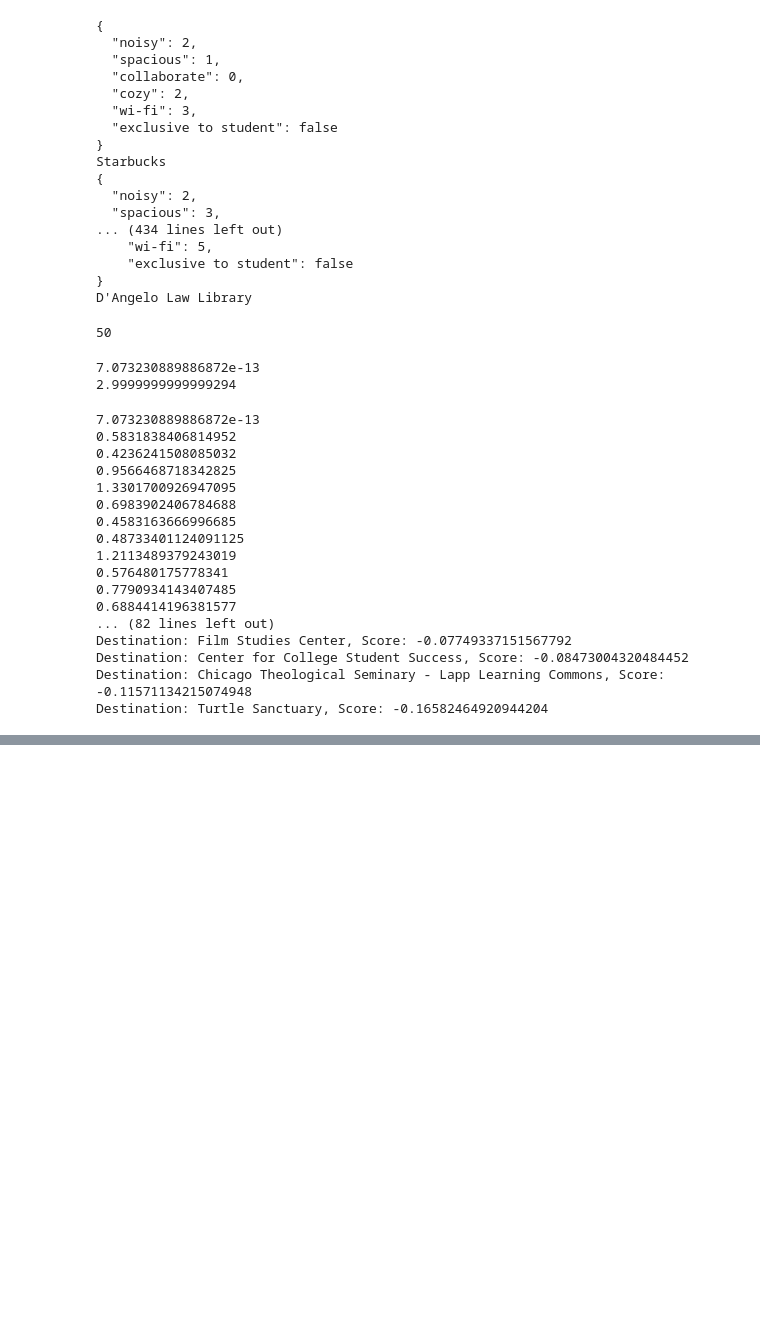
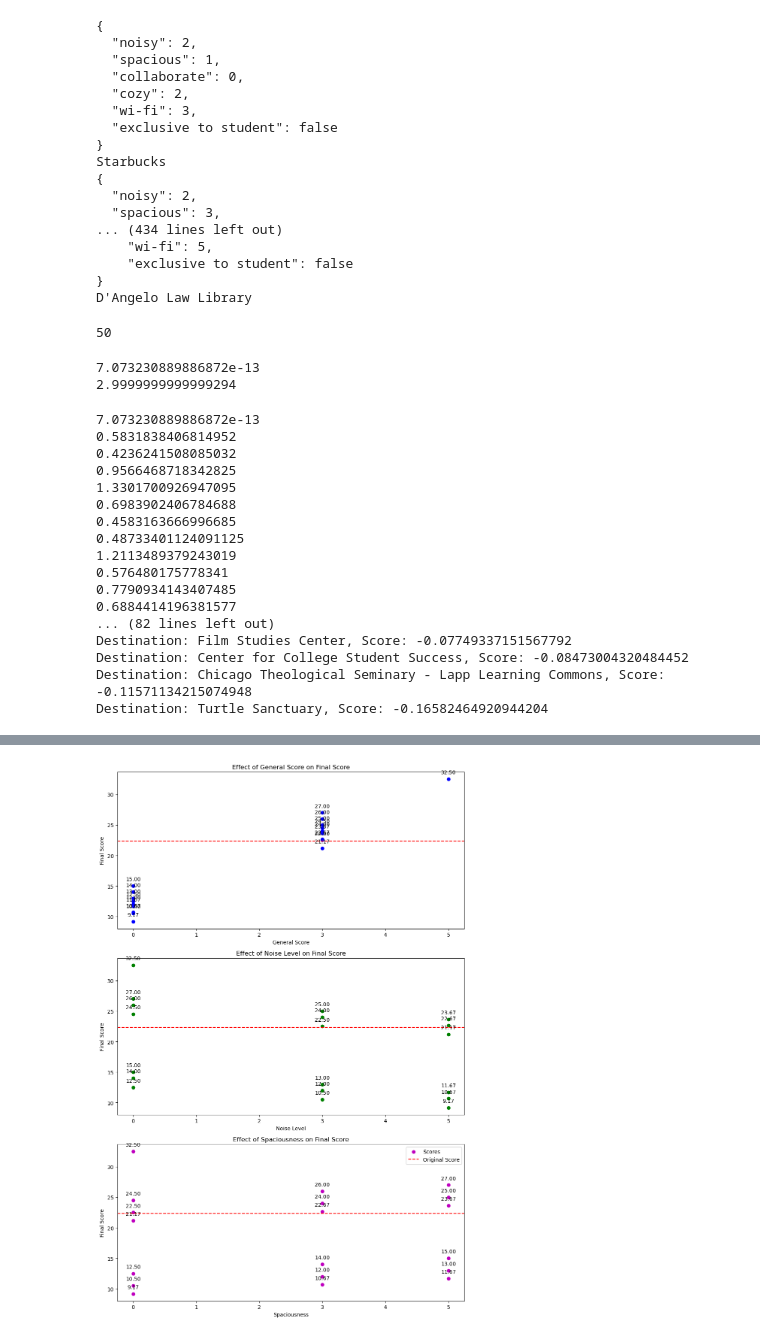
Before and after one commit to Rodisolomon/best_study_spot, a Jupyter notebook: Python/label_model.ipynb, the cells around one changed output, grey strips where cells are left out. Cells and saved outputs as stored; diff of their text form; code cells hidden in the pictures; blank space fills up the shorter version.

```diff
--- a/Python/label_model.ipynb
+++ b/Python/label_model.ipynb
@@ -363,0 +732,71 @@ Destination: Turtle Sanctuary, Score: -0.16582464920944204
+# %%
+import matplotlib.pyplot as plt
+
+# User feedback data for Turtle Sanctuary
+data = [
+    {'general_score': 0, 'noise_level': 0, 'spaciousness': 0, 'score': 12.500842017457227},
+    {'general_score': 0, 'noise_level': 0, 'spaciousness': 3, 'score': 14.000842017457227},
+    {'general_score': 0, 'noise_level': 0, 'spaciousness': 5, 'score': 15.000842017457227},
+    {'general_score': 0, 'noise_level': 3, 'spaciousness': 0, 'score': 10.500842017457224},
+    {'general_score': 0, 'noise_level': 3, 'spaciousness': 3, 'score': 12.000842017457224},
+    {'general_score': 0, 'noise_level': 3, 'spaciousness': 5, 'score': 13.000842017457224},
+    {'general_score': 0, 'noise_level': 5, 'spaciousness': 0, 'score': 9.167508684123892},
+    {'general_score': 0, 'noise_level': 5, 'spaciousness': 3, 'score': 10.667508684123892},
+    {'general_score': 0, 'noise_level': 5, 'spaciousness': 5, 'score': 11.667508684123892},
+    {'general_score': 3, 'noise_level': 0, 'spaciousness': 0, 'score': 24.500842017457227},
+    {'general_score': 3, 'noise_level': 0, 'spaciousness': 3, 'score': 26.000842017457227},
+    {'general_score': 3, 'noise_level': 0, 'spaciousness': 5, 'score': 27.000842017457227},
+    {'general_score': 3, 'noise_level': 3, 'spaciousness': 0, 'score': 22.500842017457224},
+    {'general_score': 3, 'noise_level': 3, 'spaciousness': 3, 'score': 24.000842017457224},
+    {'general_score': 3, 'noise_level': 3, 'spaciousness': 5, 'score': 25.000842017457224},
+    {'general_score': 3, 'noise_level': 5, 'spaciousness': 0, 'score': 21.16750868412389},
+    {'general_score': 3, 'noise_level': 5, 'spaciousness': 3, 'score': 22.66750868412389},
+    {'general_score': 3, 'noise_level': 5, 'spaciousness': 5, 'score': 23.66750868412389},
+    {'general_score': 5, 'noise_level': 0, 'spaciousness': 0, 'score': 32.50084201745723},
+]
+
+# Extract data for plotting
+general_scores = [d['general_score'] for d in data]
+noise_levels = [d['noise_level'] for d in data]
+spaciousness = [d['spaciousness'] for d in data]
+scores = [d['score'] for d in data]
+
+# Original score
+original_score = 22.33417535079056
+
+# Create subplots
+fig, axes = plt.subplots(3, 1, figsize=(10, 15))
+
+# Plot general_score vs score
+axes[0].scatter(general_scores, scores, color='b', label='Scores')
+axes[0].axhline(y=original_score, color='r', linestyle='--', label='Original Score')
+axes[0].set_xlabel('General Score')
+axes[0].set_ylabel('Final Score')
+axes[0].set_title('Effect of General Score on Final Score')
+for i, txt in enumerate(scores):
+    axes[0].annotate(f'{txt:.2f}', (general_scores[i], scores[i]), textcoords="offset points", xytext=(0,10), ha='center')
+
+# Plot noise_level vs score
+axes[1].scatter(noise_levels, scores, color='g', label='Scores')
+axes[1].axhline(y=original_score, color='r', linestyle='--', label='Original Score')
+axes[1].set_xlabel('Noise Level')
+axes[1].set_ylabel('Final Score')
+axes[1].set_title('Effect of Noise Level on Final Score')
+for i, txt in enumerate(scores):
+    axes[1].annotate(f'{txt:.2f}', (noise_levels[i], scores[i]), textcoords="offset points", xytext=(0,10), ha='center')
+
+# Plot spaciousness vs score
+axes[2].scatter(spaciousness, scores, color='m', label='Scores')
+axes[2].axhline(y=original_score, color='r', linestyle='--', label='Original Score')
+axes[2].set_xlabel('Spaciousness')
+axes[2].set_ylabel('Final Score')
+axes[2].set_title('Effect of Spaciousness on Final Score')
+for i, txt in enumerate(scores):
+    axes[2].annotate(f'{txt:.2f}', (spaciousness[i], scores[i]), textcoords="offset points", xytext=(0,10), ha='center')
+
+# Display the plots
+plt.tight_layout()
+plt.legend()
+plt.show()
+# %% [output]
+[figure, added]
```
Also changed, not shown: parts of 8 cells of this notebook, 2 other files.
